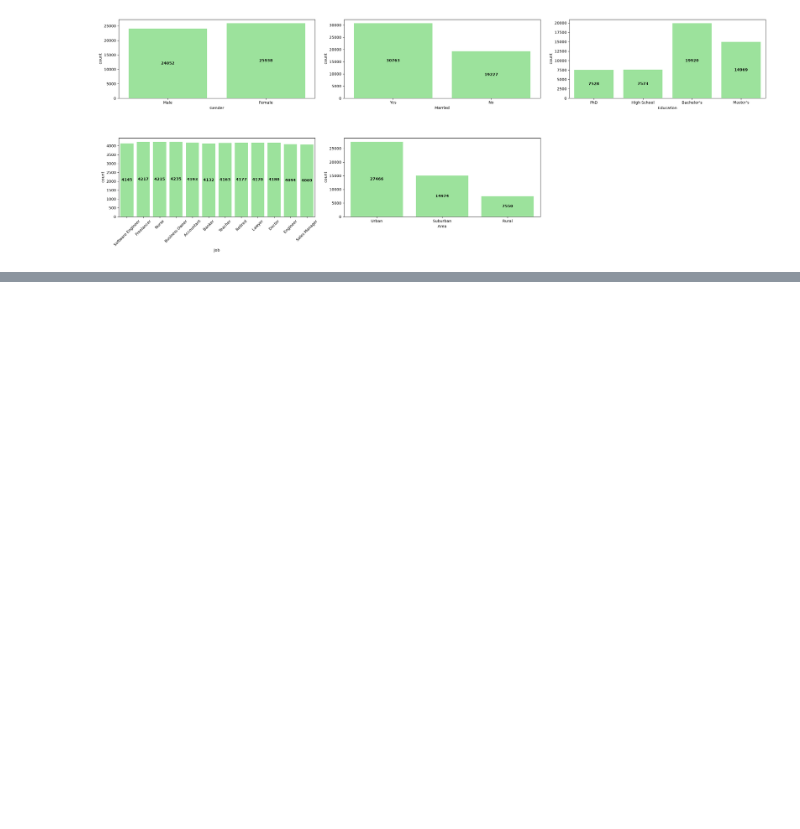
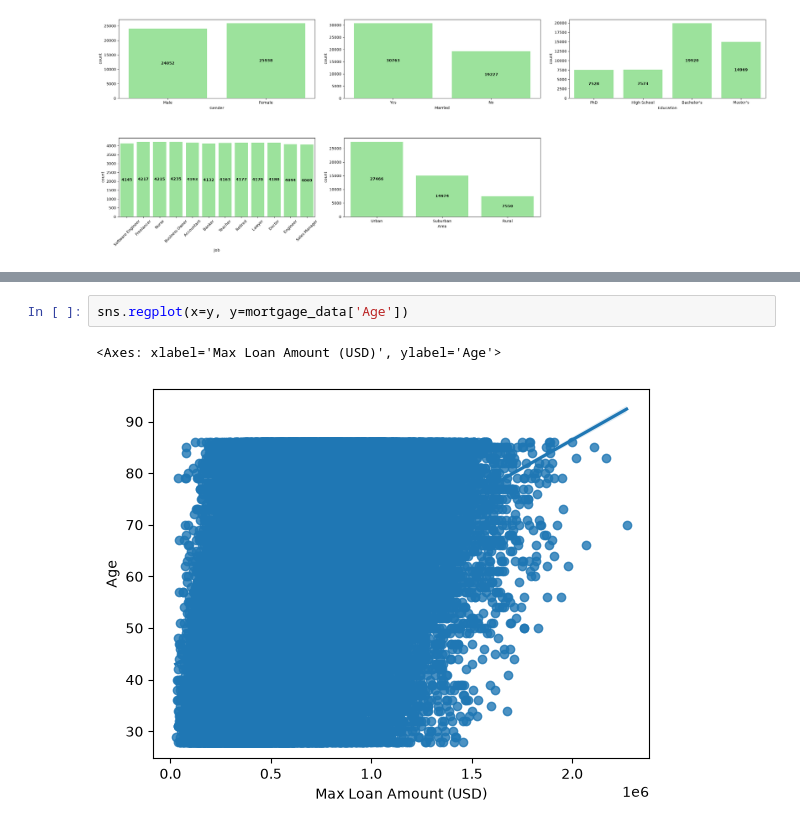
Before and after one commit to coretlwww/mortgage-prediction, a Jupyter notebook: Untitled-1.ipynb, the cells around one changed output, grey strips where cells are left out. Saved outputs shown, nothing was run; the diff lists cells and outputs as text; blank space fills up the shorter version.

```diff
--- a/Untitled-1.ipynb
+++ b/Untitled-1.ipynb
@@ -203,0 +231,5 @@ create_chart(categorical_cols, sns.countplot)
+# %%
+sns.regplot(x=y, y=mortgage_data['Age'])
+# %% [output]
+<Axes: xlabel='Max Loan Amount (USD)', ylabel='Age'>
+[figure, added]
```
Also changed, not shown: parts of 4 cells of this notebook.
